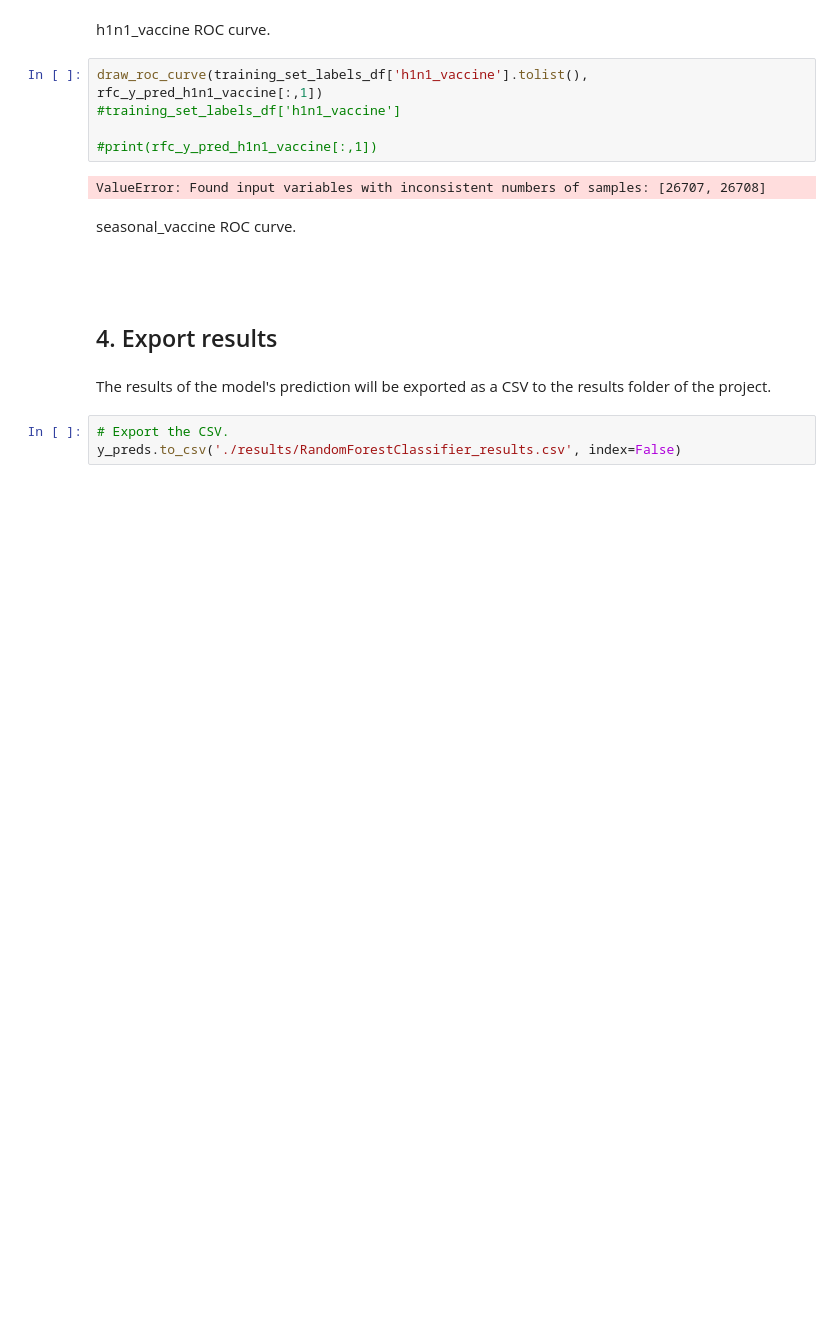
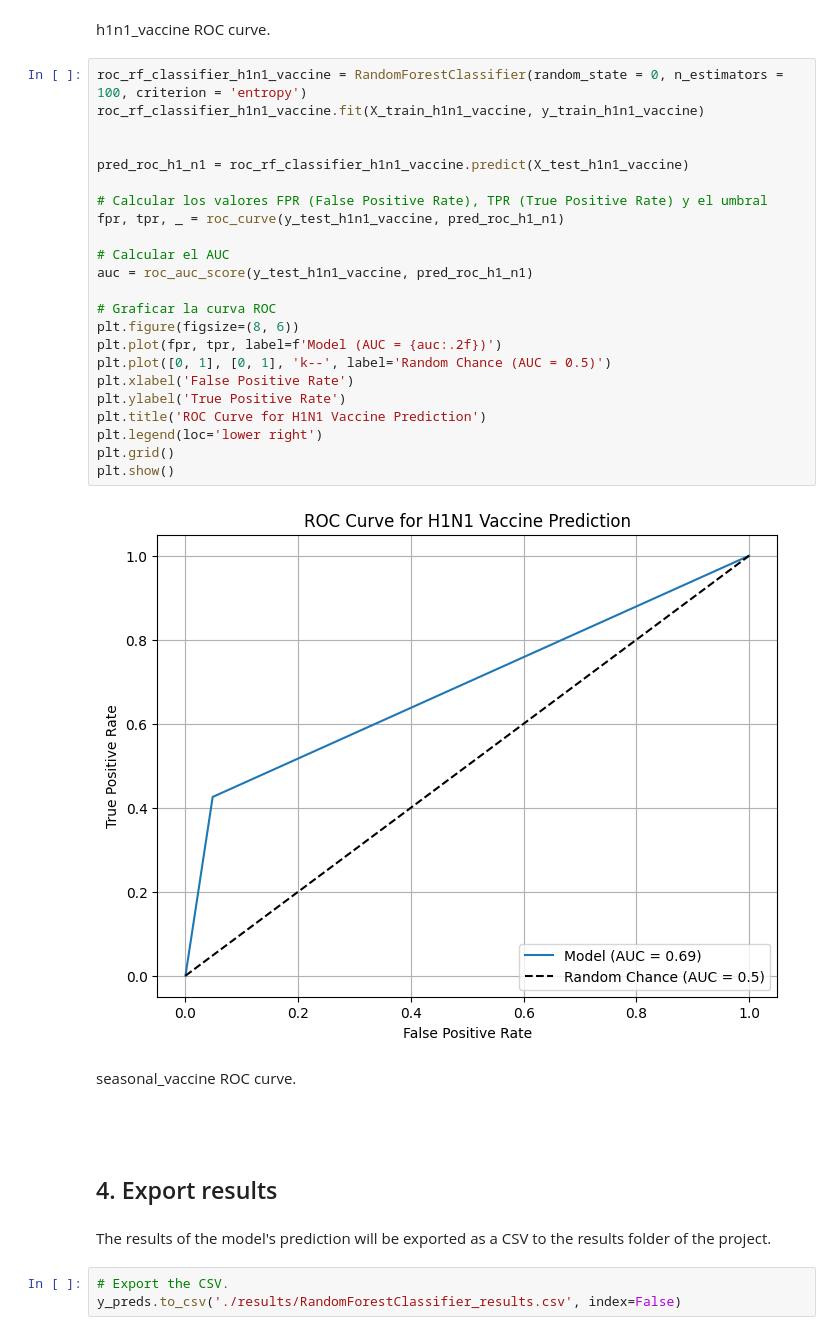
Before and after one commit to SERGI0HERREROS/MachineLearning, a Jupyter notebook: Random Forest Classifier.ipynb, the cells around one changed output. Saved outputs shown, nothing was run; the diff lists cells and outputs as text; blank space fills up the shorter version.

```diff
--- a/Random Forest Classifier.ipynb
+++ b/Random Forest Classifier.ipynb
@@ -116,12 +110,30 @@ def draw_roc_curve(test, pred_proba):
 # %% [markdown]
 h1n1_vaccine ROC curve.
-# %%
-draw_roc_curve(training_set_labels_df['h1n1_vaccine'].tolist(), rfc_y_pred_h1n1_vaccine[:,1])
-#training_set_labels_df['h1n1_vaccine']
-
-#print(rfc_y_pred_h1n1_vaccine[:,1])
-# %% [output]
-ValueError: Found input variables with inconsistent numbers of samples: [26707, 26708]
+# %%
+roc_rf_classifier_h1n1_vaccine = RandomForestClassifier(random_state = 0, n_estimators = 100, criterion = 'entropy')
+roc_rf_classifier_h1n1_vaccine.fit(X_train_h1n1_vaccine, y_train_h1n1_vaccine)
+
+
+pred_roc_h1_n1 = roc_rf_classifier_h1n1_vaccine.predict(X_test_h1n1_vaccine)
+
+# Calcular los valores FPR (False Positive Rate), TPR (True Positive Rate) y el umbral
+fpr, tpr, _ = roc_curve(y_test_h1n1_vaccine, pred_roc_h1_n1)
+
+# Calcular el AUC
+auc = roc_auc_score(y_test_h1n1_vaccine, pred_roc_h1_n1)
+
+# Graficar la curva ROC
+plt.figure(figsize=(8, 6))
+plt.plot(fpr, tpr, label=f'Model (AUC = {auc:.2f})')
+plt.plot([0, 1], [0, 1], 'k--', label='Random Chance (AUC = 0.5)')
+plt.xlabel('False Positive Rate')
+plt.ylabel('True Positive Rate')
+plt.title('ROC Curve for H1N1 Vaccine Prediction')
+plt.legend(loc='lower right')
+plt.grid()
+plt.show()
+# %% [output]
+[figure, added]
 # %% [markdown]
 seasonal_vaccine ROC curve.
 # %% [markdown]
```
Also changed, not shown: parts of 2 cells of this notebook, 5 other files.
